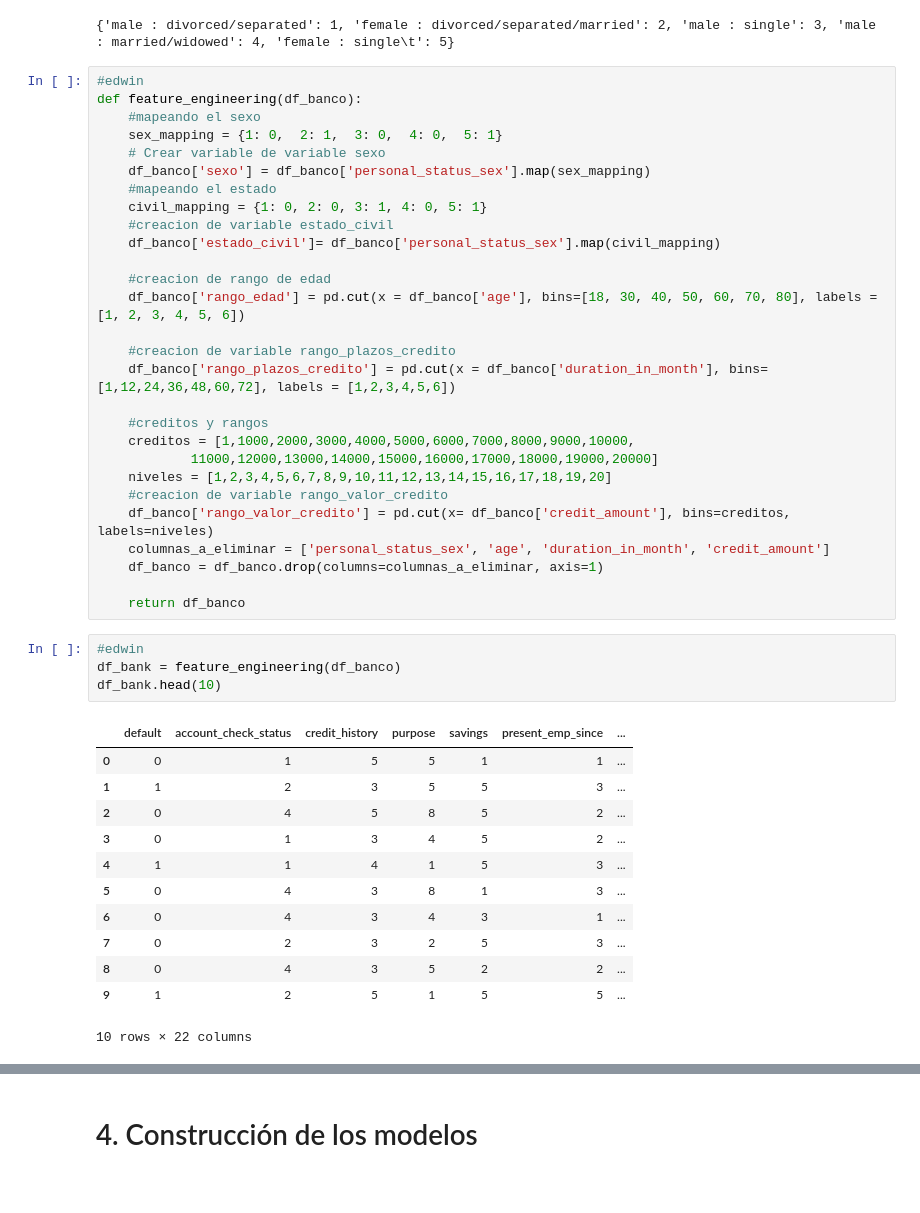
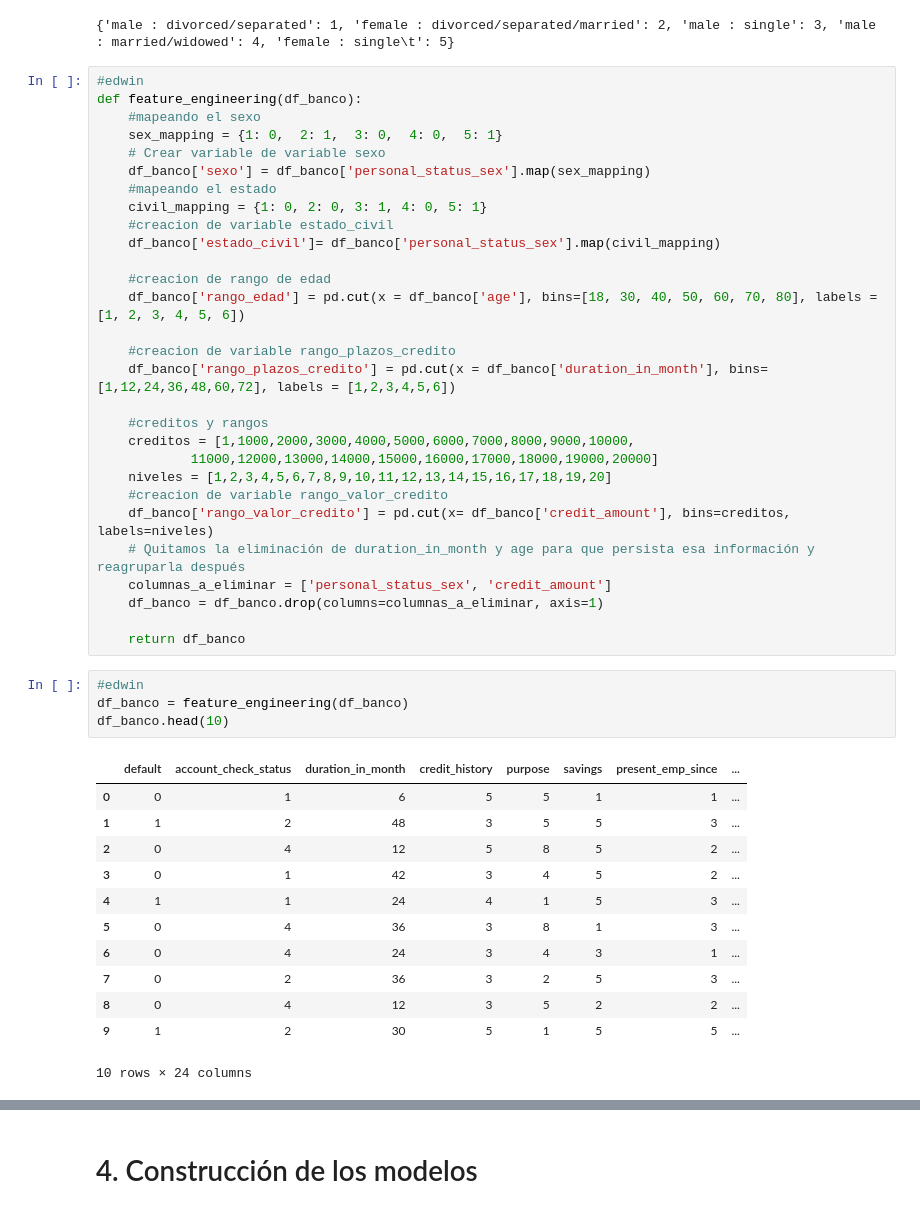
Before and after one commit to pabloing93/credit-scoring-prediction, a Jupyter notebook: credit-scoring.ipynb, the cells around one changed output, grey strips where cells are left out. Cells and saved outputs as stored; diff of their text form.

```diff
--- a/credit-scoring.ipynb
+++ b/credit-scoring.ipynb
@@ -296,27 +296,28 @@ def feature_engineering(df_banco):
     niveles = [1,2,3,4,5,6,7,8,9,10,11,12,13,14,15,16,17,18,19,20]
     #creacion de variable rango_valor_credito
     df_banco['rango_valor_credito'] = pd.cut(x= df_banco['credit_amount'], bins=creditos, labels=niveles)
-    columnas_a_eliminar = ['personal_status_sex', 'age', 'duration_in_month', 'credit_amount']
+    # Quitamos la eliminación de duration_in_month y age para que persista esa información y reagruparla después
+    columnas_a_eliminar = ['personal_status_sex', 'credit_amount']
     df_banco = df_banco.drop(columns=columnas_a_eliminar, axis=1)
 
     return df_banco
 # %%
 #edwin
-df_bank = feature_engineering(df_banco)
-df_bank.head(10)
+df_banco = feature_engineering(df_banco)
+df_banco.head(10)
 # %% [output]
-|  | default | account_check_status | credit_history | purpose | savings | present_emp_since | ... |
-| 0 | 0 | 1 | 5 | 5 | 1 | 1 | ... |
-| 1 | 1 | 2 | 3 | 5 | 5 | 3 | ... |
-| 2 | 0 | 4 | 5 | 8 | 5 | 2 | ... |
-| 3 | 0 | 1 | 3 | 4 | 5 | 2 | ... |
-| 4 | 1 | 1 | 4 | 1 | 5 | 3 | ... |
-| 5 | 0 | 4 | 3 | 8 | 1 | 3 | ... |
-| 6 | 0 | 4 | 3 | 4 | 3 | 1 | ... |
-| 7 | 0 | 2 | 3 | 2 | 5 | 3 | ... |
-| 8 | 0 | 4 | 3 | 5 | 2 | 2 | ... |
-| 9 | 1 | 2 | 5 | 1 | 5 | 5 | ... |
+|  | default | account_check_status | duration_in_month | credit_history | purpose | savings | present_emp_since | ... |
+| 0 | 0 | 1 | 6 | 5 | 5 | 1 | 1 | ... |
+| 1 | 1 | 2 | 48 | 3 | 5 | 5 | 3 | ... |
+| 2 | 0 | 4 | 12 | 5 | 8 | 5 | 2 | ... |
+| 3 | 0 | 1 | 42 | 3 | 4 | 5 | 2 | ... |
+| 4 | 1 | 1 | 24 | 4 | 1 | 5 | 3 | ... |
+| 5 | 0 | 4 | 36 | 3 | 8 | 1 | 3 | ... |
+| 6 | 0 | 4 | 24 | 3 | 4 | 3 | 1 | ... |
+| 7 | 0 | 2 | 36 | 3 | 2 | 5 | 3 | ... |
+| 8 | 0 | 4 | 12 | 3 | 5 | 2 | 2 | ... |
+| 9 | 1 | 2 | 30 | 5 | 1 | 5 | 5 | ... |
-10 rows × 22 columns
+10 rows × 24 columns
 # %%
 #edwin
 def analisis_exploratorio(df_bank):
```
Also changed, not shown: parts of 12 cells of this notebook.
